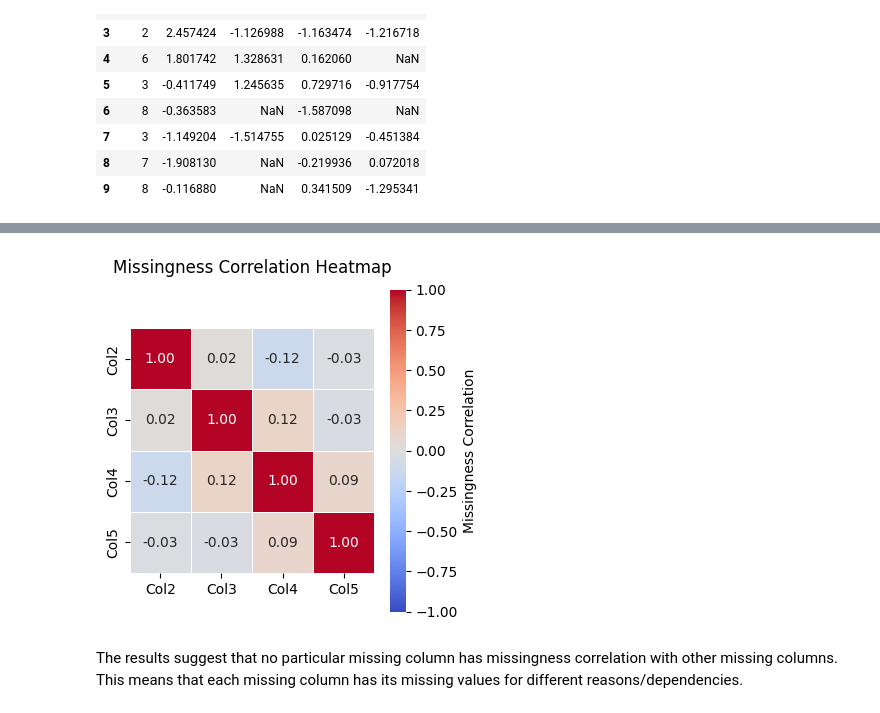
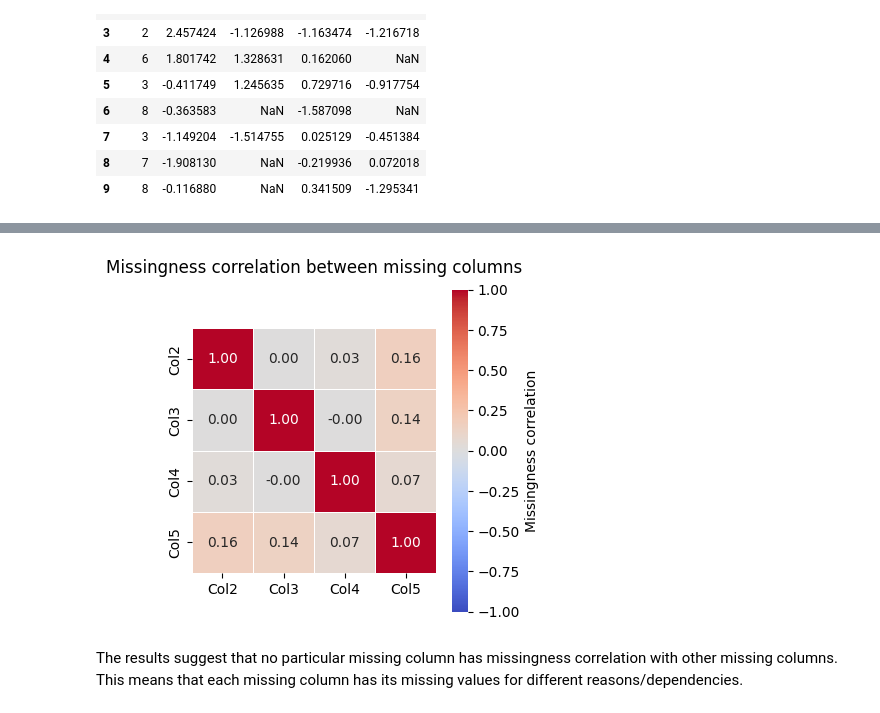
Before and after one commit to Ti-n-a/mechanism_viewer, a Jupyter notebook: examples/use_viewer_correlation.ipynb, the cells around one changed output, grey strips where cells are left out. Saved outputs shown, nothing was run; the diff lists cells and outputs as text; code cells hidden in the pictures.

```diff
--- a/examples/use_viewer_correlation.ipynb
+++ b/examples/use_viewer_correlation.ipynb
@@ -40,9 +54,9 @@ The function returns a `(figure, axis)` tuple, so that the user can adapt the pl
 # %%
-from mechanism_viewer import missing_columns_correlation
+from mechanism_viewer import missingness_misscol_corr
 
-fig_miss_corr, ax_miss_corr = missing_columns_correlation(data, display_plot=True)
+fig_miss_corr, ax_miss_corr = missingness_misscol_corr(data, display_plot=True)
 # %% [output]
-[figure, old version]
+[figure, new version]
 # %% [markdown]
 The results suggest that no particular missing column has missingness correlation with other missing columns. This means that each missing column has its missing values for different reasons/dependencies.
 # %% [markdown]
```
Also changed, not shown: parts of 5 cells of this notebook, 8 other files.
